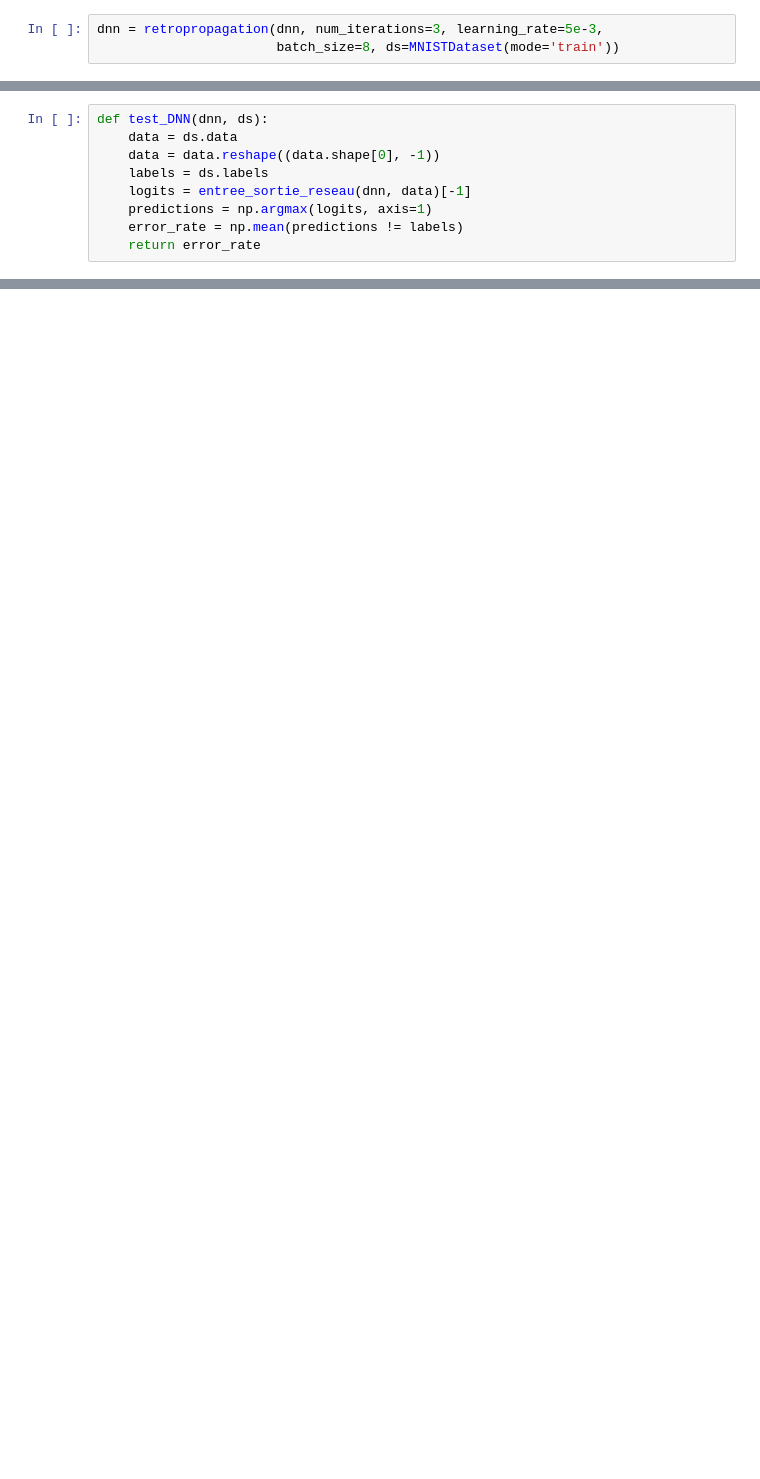
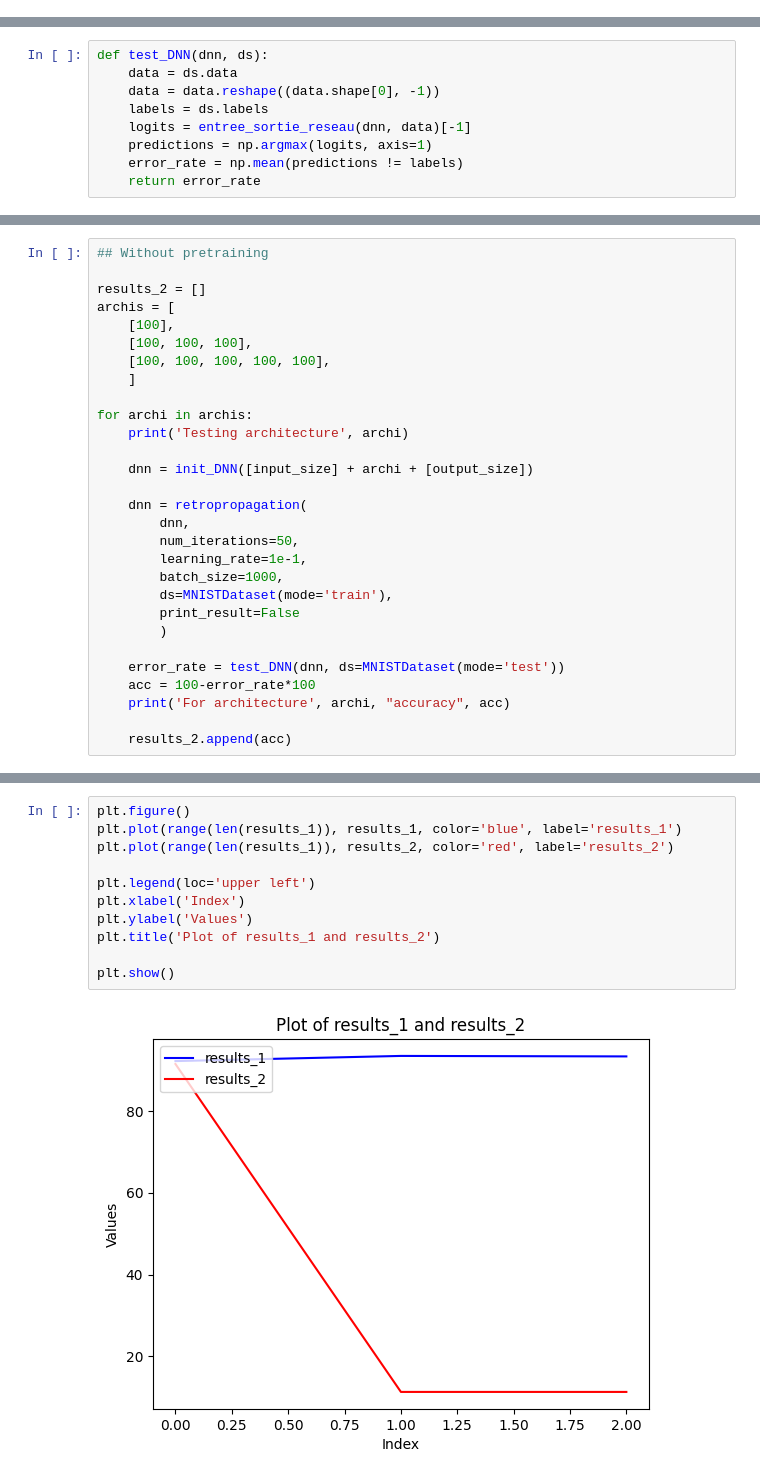
Before and after one commit to AugustinCombes/deeplearning2, a Jupyter notebook: main.ipynb, the cells around one changed output, grey strips where cells are left out. Drawn from its saved outputs; the diff is of its cells as text; blank space fills up the shorter version.

```diff
--- a/main.ipynb
+++ b/main.ipynb
@@ -87,3 +56,0 @@ Epoch 3 - Reconstruction error: 0.05207509810145357
-# %%
-dnn = retropropagation(dnn, num_iterations=3, learning_rate=5e-3,
-                       batch_size=8, ds=MNISTDataset(mode='train'))
@@ -107,0 +151,29 @@ Error rate: 24.27%
+# %%
+## Without pretraining
+
+results_2 = []
+archis = [
+    [100],
+    [100, 100, 100],
+    [100, 100, 100, 100, 100],
+    ]
+
+for archi in archis:
+    print('Testing architecture', archi)
+
+    dnn = init_DNN([input_size] + archi + [output_size])
+
+    dnn = retropropagation(
+        dnn,
+        num_iterations=50,
+        learning_rate=1e-1,
+        batch_size=1000,
+        ds=MNISTDataset(mode='train'),
+        print_result=False
+        )
+
+    error_rate = test_DNN(dnn, ds=MNISTDataset(mode='test'))
+    acc = 100-error_rate*100
+    print('For architecture', archi, "accuracy", acc)
+
+    results_2.append(acc)
@@ -107,0 +191,13 @@ Error rate: 24.27%
+# %%
+plt.figure()
+plt.plot(range(len(results_1)), results_1, color='blue', label='results_1')
+plt.plot(range(len(results_1)), results_2, color='red', label='results_2')
+
+plt.legend(loc='upper left')
+plt.xlabel('Index')
+plt.ylabel('Values')
+plt.title('Plot of results_1 and results_2')
+
+plt.show()
+# %% [output]
+[figure, added]
```
Also changed, not shown: parts of 27 cells of this notebook, 4 other files.
